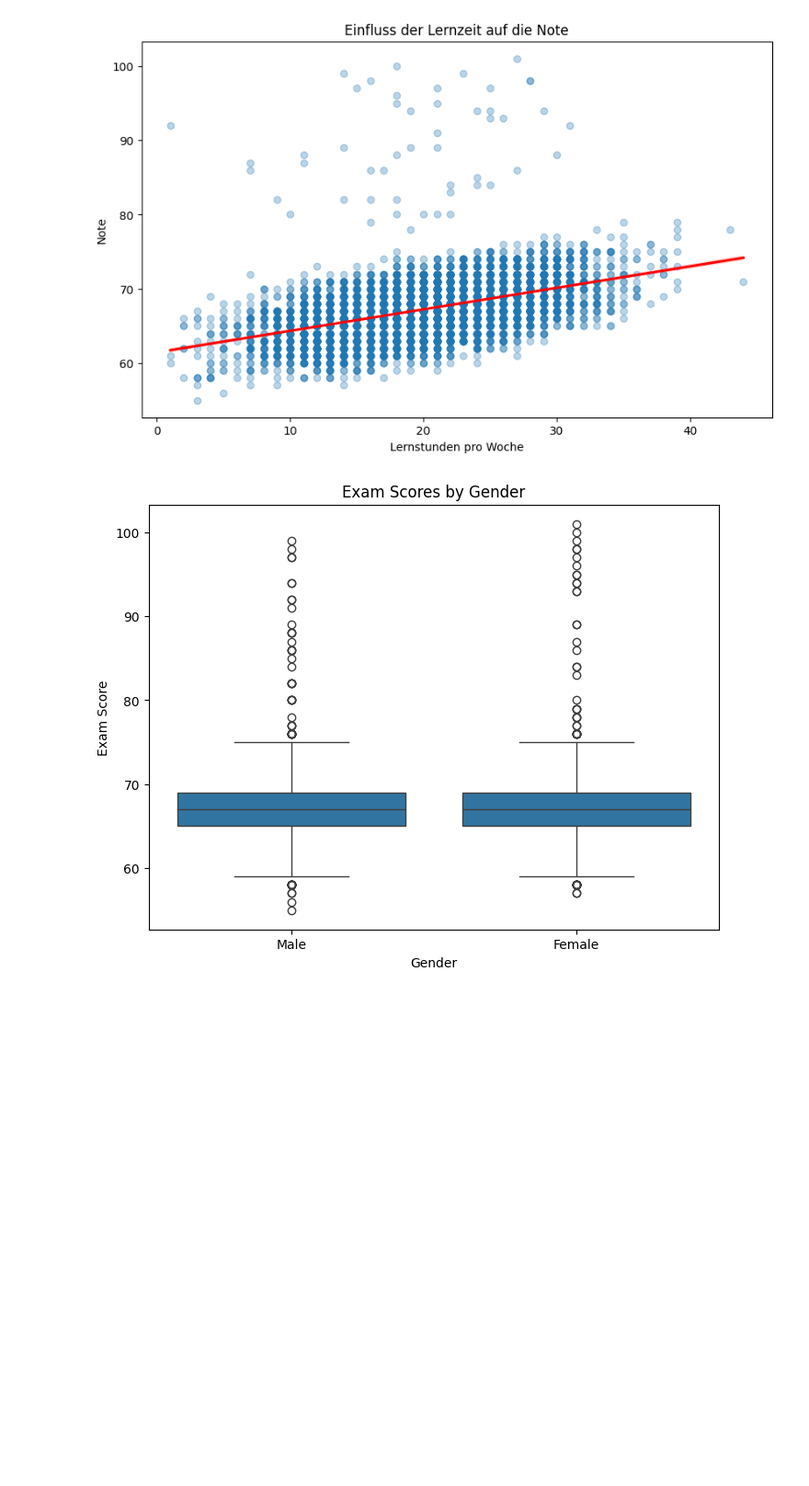
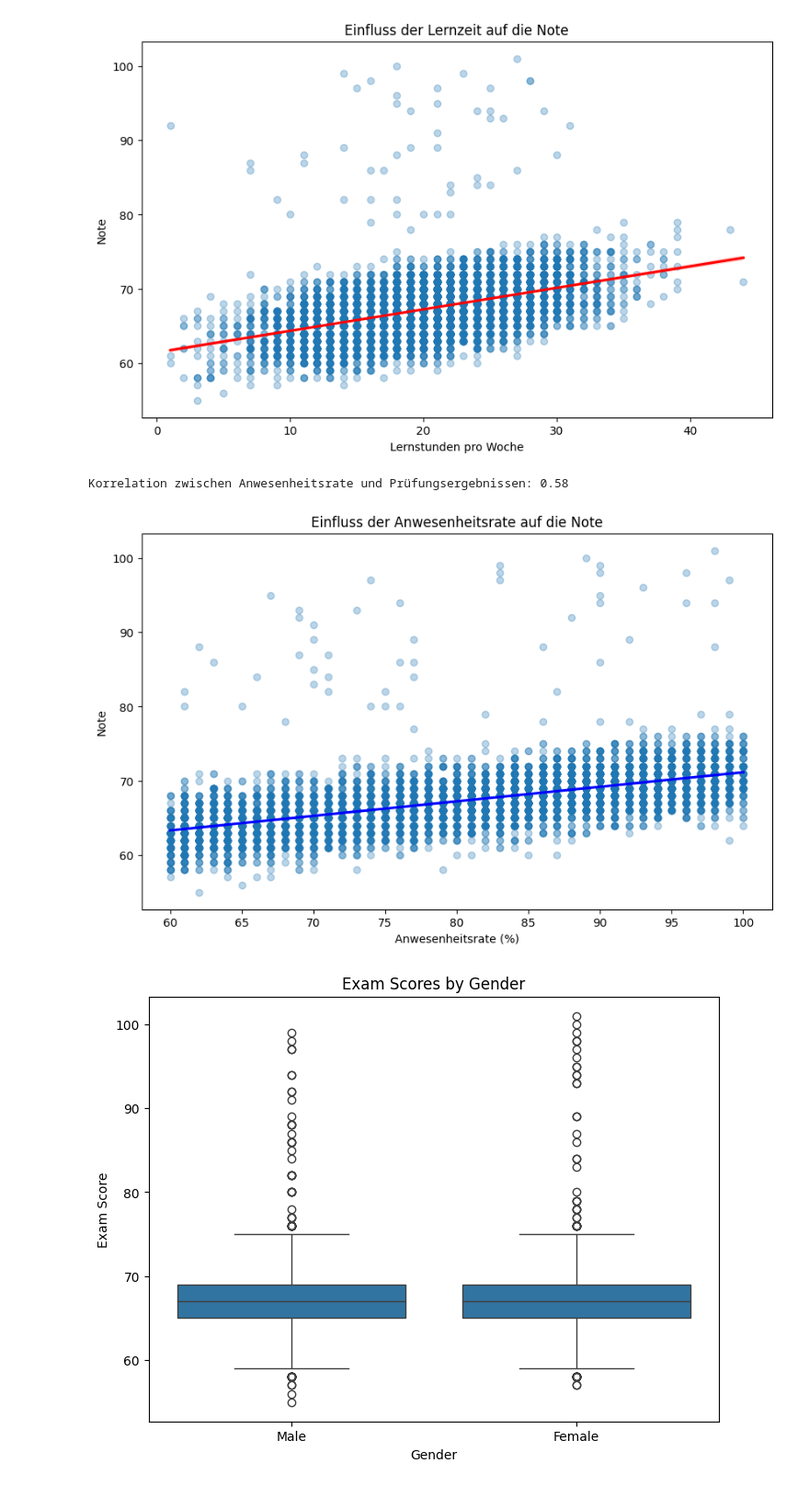
Before and after one commit to dhbw-ma-ppp/ppp-2025, a Jupyter notebook: Exercises/student_performance_factors_J,M,F/visualisation.ipynb, the cells around one changed output. Shown: that part at 92% size. Cells and saved outputs as stored; diff of their text form; code cells hidden in the pictures; blank space fills up the shorter version.

```diff
--- a/Exercises/student_performance_factors_J,M,F/visualisation.ipynb
+++ b/Exercises/student_performance_factors_J,M,F/visualisation.ipynb
@@ -62,6 +62,20 @@ plt.ylabel('Note')
 plt.show()
 # %% [output]
 [figure]
+# %%
+# Korrelation zwischen Anwesenheit und Prüfungsergebnissen
+correlation = data['Attendance'].corr(data['Exam_Score'])
+print(f"Korrelation zwischen Anwesenheitsrate und Prüfungsergebnissen: {correlation:.2f}")
+# Visualisierung der Korrelation
+plt.figure(figsize=(10, 6))
+sns.regplot(x='Attendance', y='Exam_Score', data=data, scatter_kws={'alpha':0.3}, line_kws={'color':'blue'})
+plt.title('Einfluss der Anwesenheitsrate auf die Note')
+plt.xlabel('Anwesenheitsrate (%)')
+plt.ylabel('Note')
+plt.show()
+# %% [output]
+Korrelation zwischen Anwesenheitsrate und Prüfungsergebnissen: 0.58
+[figure, added]
 # %%
 #scores by gender
 plt.figure(figsize=(8, 6))
```
Also changed, not shown: parts of 2 cells of this notebook, 1 other file.
